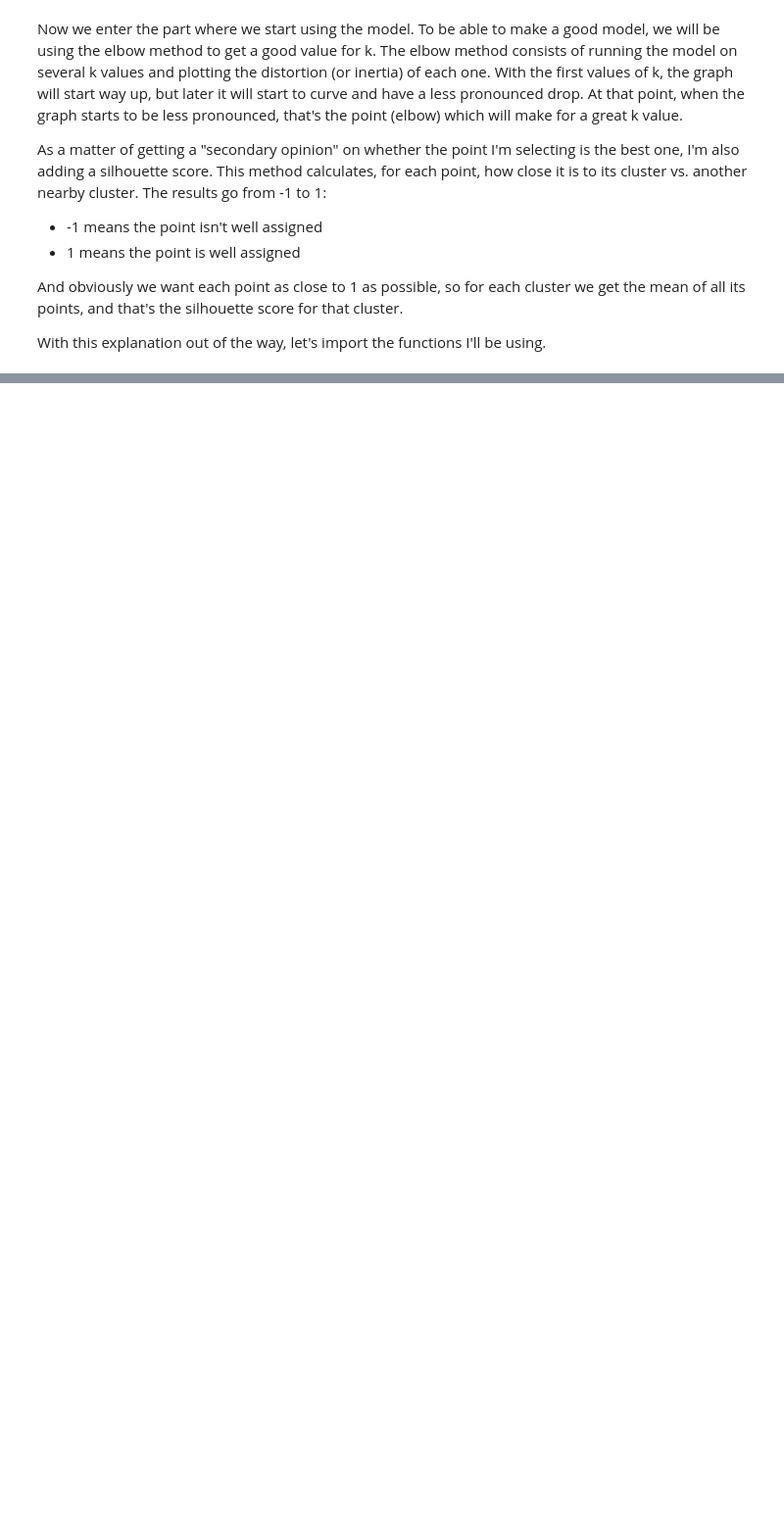
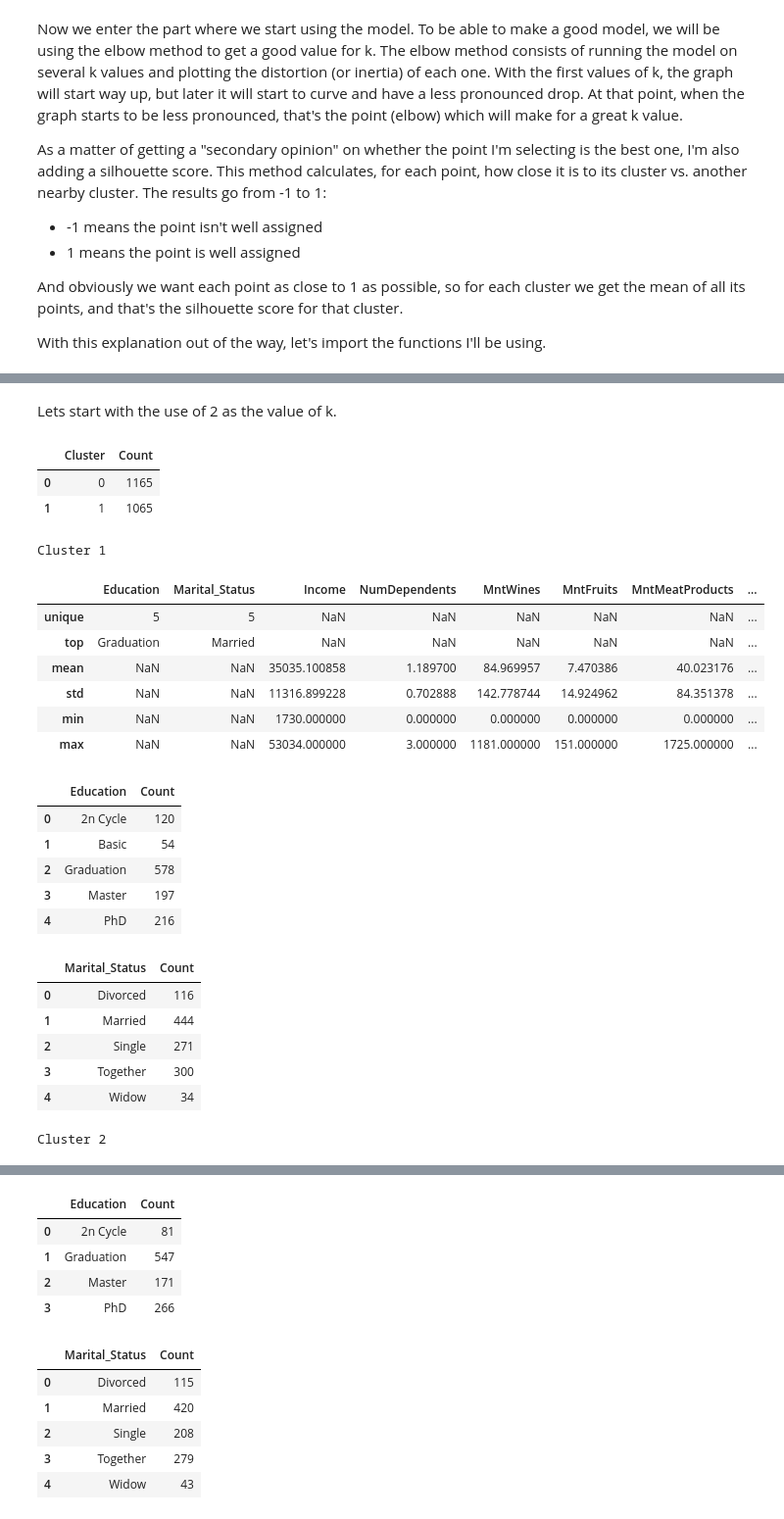
Before and after one commit to monci07/cpa-project, a Jupyter notebook: Notebook.ipynb, the cells around one changed output, grey strips where cells are left out. Shown at 98% size. Cells and saved outputs as stored; diff of their text form; code cells hidden in the pictures; blank space fills up the shorter version.

```diff
--- a/Notebook.ipynb
+++ b/Notebook.ipynb
@@ -544,19 +548,12 @@ X = df.values.tolist()
 # %%
-distortions = []
+X = df.values.tolist()
 inertias = []
-mapping1 = {}
-mapping2 = {}
+mapping = {}
 sil_score = {}
 K = range(1, 10)
 
-
 for k in K:
     kmeanModel = KMeans(n_clusters=k, random_state=42).fit(X)
-
-    distortions.append(sum(np.min(cdist(X, kmeanModel.cluster_centers_, 'euclidean'), axis=1)**2) / df.shape[0])
-
     inertias.append(kmeanModel.inertia_)
-
-    mapping1[k] = distortions[-1]
-    mapping2[k] = inertias[-1]
+    mapping[k] = inertias[-1]
     if k != 1: sil_score[k] = silhouette_score(X, kmeanModel.fit_predict(X))
@@ -636,4 +605,0 @@ sil_score
-# %%
-kmeanModel = KMeans(n_clusters=4, random_state=42).fit(X)
-df['Cluster'] = kmeanModel.labels_
-df[['Cluster', 'Education']].groupby('Cluster', as_index = False).count()
@@ -707,0 +610,43 @@ df[df['Cluster'] == 3][['Education', 'Cluster']].groupby('Education', as_index =
+# %%
+def k_values_detailed(k: int, X):
+    kmeanModel = KMeans(n_clusters=k, random_state=42).fit(X)
+    df['Cluster'] = kmeanModel.labels_
+    df['Education'] = df['Education'].replace(to_replace =[1, 2, 3, 4, 5],
+                        value =  ['Basic', 'Graduation', '2n Cycle', 'Master', 'PhD'])
+    df['Marital_Status'] = df['Marital_Status'].replace(to_replace = [1, 2, 3, 4, 5],
+                        value = ['Single', 'Together', 'Married', 'Divorced', 'Widow'])
+    display(df[['Cluster', 'Education']].groupby('Cluster', as_index = False).count().rename(columns = {'Education': 'Count'}))
+    for i in range(k):
+        print(f'\n\nCluster {i+1}')
+        display(df[df['Cluster'] == i].describe(include="all").loc[['unique', 'top', 'mean', 'std', 'min', 'max']],
+               df[df['Cluster'] == i][['Education', 'Cluster']].groupby('Education', as_index = False).count().sort_values('Education').rename(columns = {'Cluster': 'Count'}),
+               df[df['Cluster'] == i][['Marital_Status', 'Cluster']].groupby('Marital_Status', as_index = False).count().sort_values('Marital_Status').rename(columns = {'Cluster': 'Count'}))
+# %% [markdown]
+Lets start with the use of 2 as the value of k.
+# %%
+k_values_detailed(2,X)
+# %% [output]
+|  | Cluster | Count |
+| 0 | 0 | 1165 |
+| 1 | 1 | 1065 |
+Cluster 1
+|  | Education | Marital_Status | Income | NumDependents | MntWines | MntFruits | MntMeatProducts | ... |
+| unique | 5 | 5 | NaN | NaN | NaN | NaN | NaN | ... |
+| top | Graduation | Married | NaN | NaN | NaN | NaN | NaN | ... |
+| mean | NaN | NaN | 35035.100858 | 1.189700 | 84.969957 | 7.470386 | 40.023176 | ... |
+| std | NaN | NaN | 11316.899228 | 0.702888 | 142.778744 | 14.924962 | 84.351378 | ... |
+| min | NaN | NaN | 1730.000000 | 0.000000 | 0.000000 | 0.000000 | 0.000000 | ... |
+| max | NaN | NaN | 53034.000000 | 3.000000 | 1181.000000 | 151.000000 | 1725.000000 | ... |
+|  | Education | Count |
+| 0 | 2n Cycle | 120 |
+| 1 | Basic | 54 |
+| 2 | Graduation | 578 |
+| 3 | Master | 197 |
+| 4 | PhD | 216 |
+|  | Marital_Status | Count |
+| 0 | Divorced | 116 |
+| 1 | Married | 444 |
+| 2 | Single | 271 |
+| 3 | Together | 300 |
+| 4 | Widow | 34 |
+Cluster 2
@@ -707,0 +660,11 @@ df[df['Cluster'] == 3][['Education', 'Cluster']].groupby('Education', as_index =
+|  | Education | Count |
+| 0 | 2n Cycle | 81 |
+| 1 | Graduation | 547 |
+| 2 | Master | 171 |
+| 3 | PhD | 266 |
+|  | Marital_Status | Count |
+| 0 | Divorced | 115 |
+| 1 | Married | 420 |
+| 2 | Single | 208 |
+| 3 | Together | 279 |
+| 4 | Widow | 43 |
```
Also changed, not shown: parts of 25 cells of this notebook.
